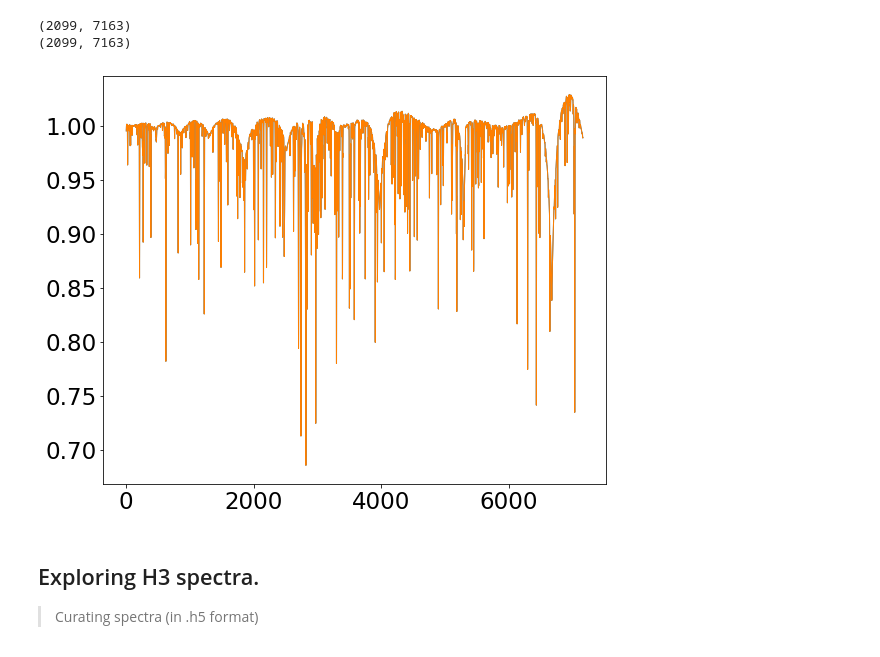
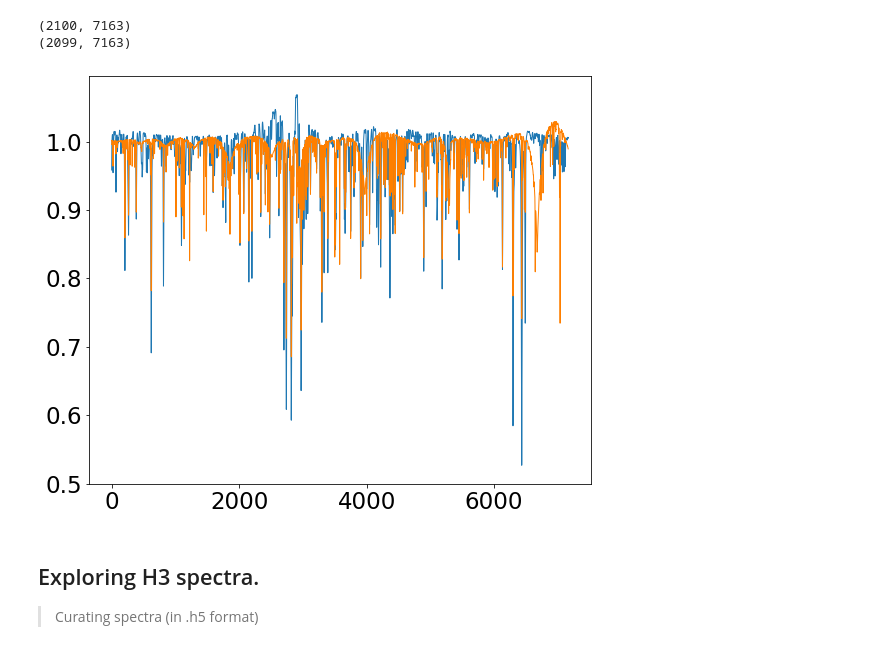
Before and after one commit to tingyuansen/IMLE_on_Galaxy_Images, a Jupyter notebook: IMLE.ipynb, the cells around one changed output. Drawn from its saved outputs; the diff is of its cells as text; code cells hidden in the pictures.

```diff
--- a/IMLE.ipynb
+++ b/IMLE.ipynb
@@ -45,19 +45,19 @@ rcParams['patch.edgecolor'] = 'white'
 
 rcParams['font.size'] = 23
 # %%
-temp = np.load("../test_array_100.npy")
+temp = np.load("../test_array_0.npy")
 print(temp.shape)
 plt.plot(temp[0].T);
 
 temp = np.load("../test_array_100.npy")
 print(temp.shape)
 plt.plot(temp[0].T);
 # plt.plot(temp[1].T);
 # plt.plot(temp[3].T);
 # %% [output]
+(2100, 7163)
 (2099, 7163)
-(2099, 7163)
-[figure, old version]
+[figure, new version]
 # %% [markdown]
 ## Exploring H3 spectra.
 
```
Also changed, not shown: 1 other file.
